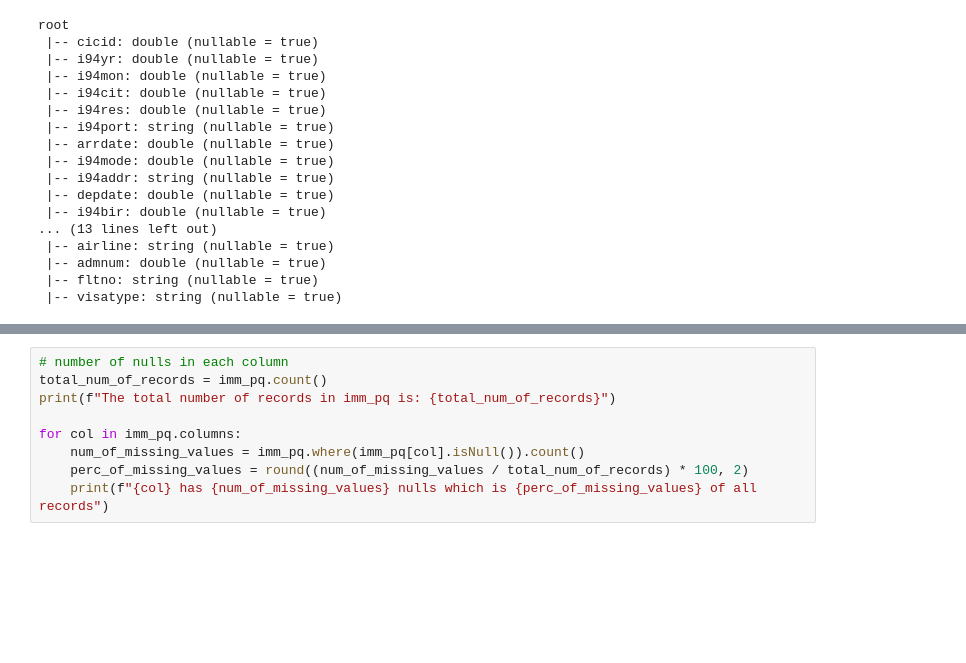
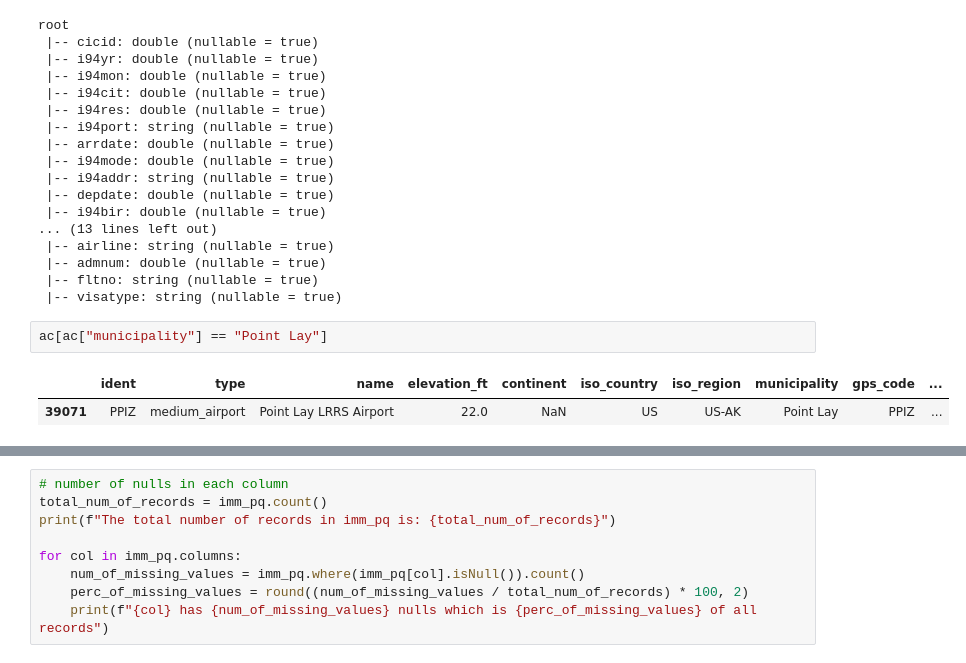
Before and after one commit to stefanjaro/data-engineering-nanodegree-capstone-project, a Jupyter notebook: supplementary-scripts/data-exploration.ipynb, the cells around one changed output, grey strips where cells are left out. Saved outputs shown, nothing was run; the diff lists cells and outputs as text; blank space fills up the shorter version.

```diff
--- a/supplementary-scripts/data-exploration.ipynb
+++ b/supplementary-scripts/data-exploration.ipynb
@@ -285,6 +284,11 @@ root
  |-- admnum: double (nullable = true)
  |-- fltno: string (nullable = true)
  |-- visatype: string (nullable = true)
+# %%
+ac[ac["municipality"] == "Point Lay"]
+# %% [output]
+|  | ident | type | name | elevation_ft | continent | iso_country | iso_region | municipality | gps_code | ... |
+| 39071 | PPIZ | medium_airport | Point Lay LRRS Airport | 22.0 | NaN | US | US-AK | Point Lay | PPIZ | ... |
 # %%
 # head
 imm_pq.limit(10).toPandas()
```
Also changed, not shown: parts of 10 cells of this notebook, 4 other files.
